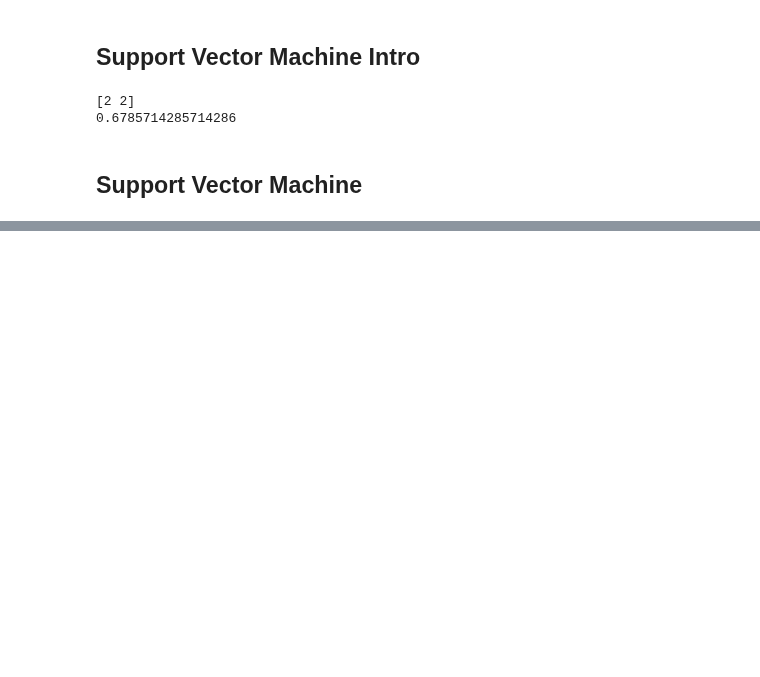
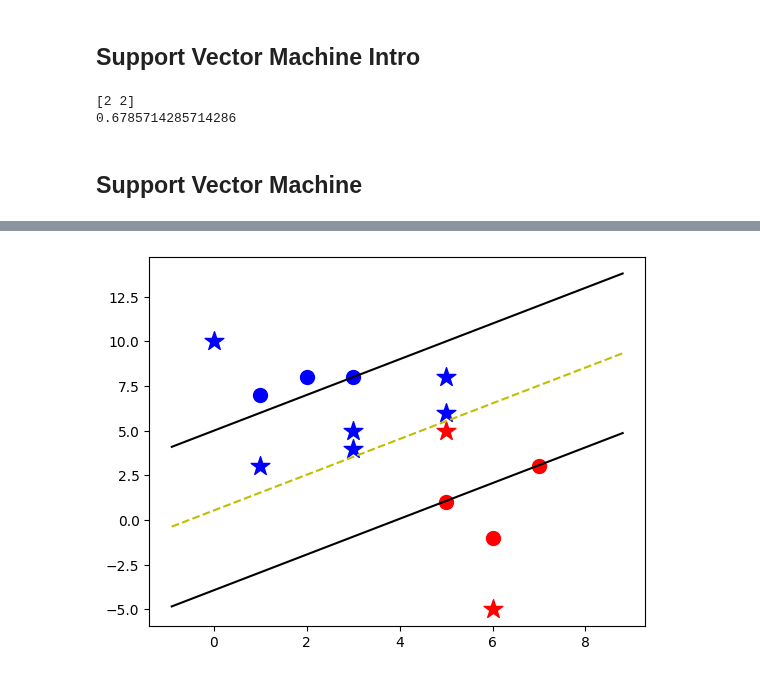
Before and after one commit to sinahyousefi/machine-learning, a Jupyter notebook: svm.ipynb, the cells around one changed output, grey strips where cells are left out. Drawn from its saved outputs; the diff is of its cells as text; code cells hidden in the pictures; blank space fills up the shorter version.

```diff
--- a/svm.ipynb
+++ b/svm.ipynb
@@ -77,14 +77,79 @@ class support_vector_machine:
             optimized = False
 
             while not optimized:
-                pass
+                for b in np.arange(-1*self.max_feature_value*b_range_multiple, self.max_feature_value*b_range_multiple,step*b_multiple):
+                    for transformation in transforms:
+                        w_t = w*transformation
+                        found_option = True
+                        # yi (xi.w+b) >= 1
+                        for i in self.data:
+                            for xi in self.data[i]:
+                                yi = i
+                                if not yi*(np.dot(w_t,xi)+b) >= 1:
+                                    found_option = False
+                        if found_option:
+                            opt_dict[np.linalg.norm(w_t)] = [w_t,b]
+                if w[0] < 0:
+                    optimized = True
+                    print('Optimized a step!')
+                else:
+                    w = w - step
+            norms = sorted([n for n in opt_dict])
+            opt_choice = opt_dict[norms[0]]
 
+            self.w = opt_choice[0]
+            self.b = opt_choice[1]
+            latest_optimum = opt_choice[0][0] + step*2
 
-        pass
-    def predict(seld, features):
+    def predict(self, features):
         classification = np.sign(np.dot(np.array(features),self.w) + self.b)
+        if classification != 0 and self.visualization:
+            self.ax.scatter(features[0], features[1],s=200, marker='*',c=self.color[classification])
+        return classification
 
-        return classification
+    def visualize(self):
+        [[self.ax.scatter(x[0],x[1],s=100,color=self.color[i]) for x in data_dict[i]] for i in data_dict]
+
+        # hyperplane = x.w + b
+        # v = x.w + b
+        def hyperplane(x,w,b,v):
+            return (-w[0]*x-b+v) / w[1]
+
+        datarange = (self.min_feature_value*0.9,self.max_feature_value*1.1)
+        hyp_x_min = datarange[0]
+        hyp_x_max = datarange[1]
+
+        # (w.x+b) = 1
+        # positive support vector hyperlane
+        psv1 = hyperplane(hyp_x_min,self.w,self.b,1)
+        psv2 = hyperplane(hyp_x_max,self.w,self.b,1)
+        self.ax.plot([hyp_x_min,hyp_x_max],[psv1,psv2],'k')
+
+        # (w.x+b) = -1
+        # negative support vector hyperlane
+        nsv1 = hyperplane(hyp_x_min,self.w,self.b,-1)
+        nsv2 = hyperplane(hyp_x_max,self.w,self.b,-1)
+        self.ax.plot([hyp_x_min,hyp_x_max],[nsv1,nsv2],'k')
+
+        # (w.x+b) = 0
+        # support vector hyperlane
+        db1 = hyperplane(hyp_x_min,self.w,self.b,0)
+        db2 = hyperplane(hyp_x_max,self.w,self.b,0)
+        self.ax.plot([hyp_x_min,hyp_x_max],[db1,db2],'y--')
+
+        plt.show()
 
 
 data_dict = {-1:np.array([[1,7],[2,8],[3,8]]), 1:np.array([[5,1],[6,-1],[7,3]])}
+
+svm = support_vector_machine()
+svm.fit(data=data_dict)
+
+predict_us = [[0,10],[1,3],[3,4],[3,5],[5,5],[5,6],[6,-5],[5,8]]
+
+for i in predict_us:
+    print(svm.predict(i))
+
+
+svm.visualize()
+# %% [output]
@@ -90,0 +167 @@ data_dict = {-1:np.array([[1,7],[2,8],[3,8]]), 1:np.array([[5,1],[6,-1],[7,3]])}
+[figure, added]
```
Also changed, not shown: parts of 1 cell of this notebook.
